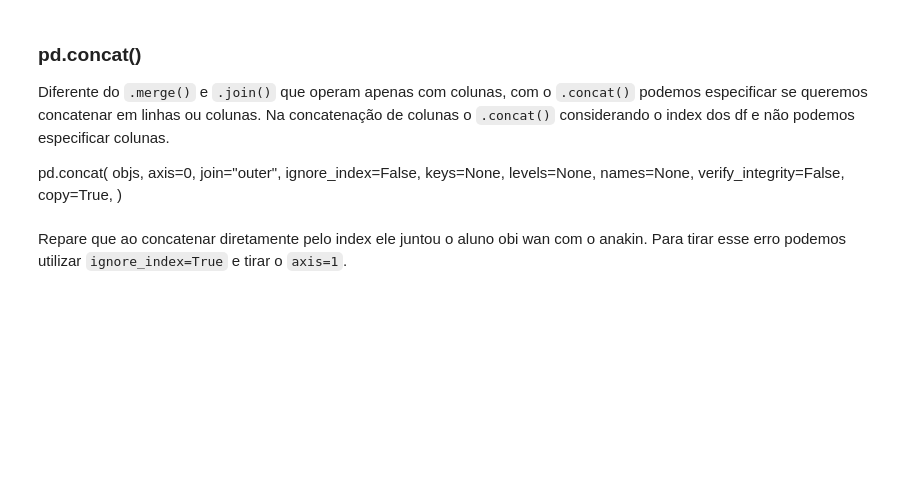
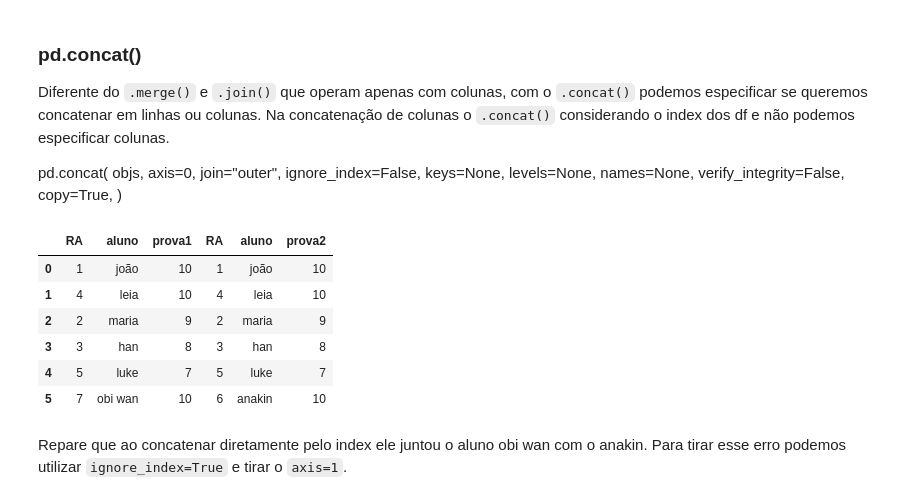
Before and after one commit to patriciacatandi/Lets_Code_Alunos, a Jupyter notebook: 02_Ferramentas_Programação/03_Pandas/Aula_4_-_Groupby_Merge.ipynb, the cells around one changed output. Saved outputs shown, nothing was run; the diff lists cells and outputs as text; code cells hidden in the pictures; blank space fills up the shorter version.

```diff
--- a/02_Ferramentas_Programação/03_Pandas/Aula_4_-_Groupby_Merge.ipynb
+++ b/02_Ferramentas_Programação/03_Pandas/Aula_4_-_Groupby_Merge.ipynb
@@ -1118,7 +1381,15 @@ pd.concat(
     copy=True,
 )
 # %%
-pd.concat([df1, df2], axis=1, join="inner")
+pd.concat([df1, df2], axis=1, join="outer")
+# %% [output]
+|  | RA | aluno | prova1 | RA | aluno | prova2 |
+| 0 | 1 | joão | 10 | 1 | joão | 10 |
+| 1 | 4 | leia | 10 | 4 | leia | 10 |
+| 2 | 2 | maria | 9 | 2 | maria | 9 |
+| 3 | 3 | han | 8 | 3 | han | 8 |
+| 4 | 5 | luke | 7 | 5 | luke | 7 |
+| 5 | 7 | obi wan | 10 | 6 | anakin | 10 |
 # %% [markdown]
 Repare que ao concatenar diretamente pelo index ele juntou o aluno obi wan com o anakin. Para tirar esse erro podemos utilizar `ignore_index=True` e tirar o `axis=1`.
 # %%
```
Also changed, not shown: parts of 37 cells of this notebook.
